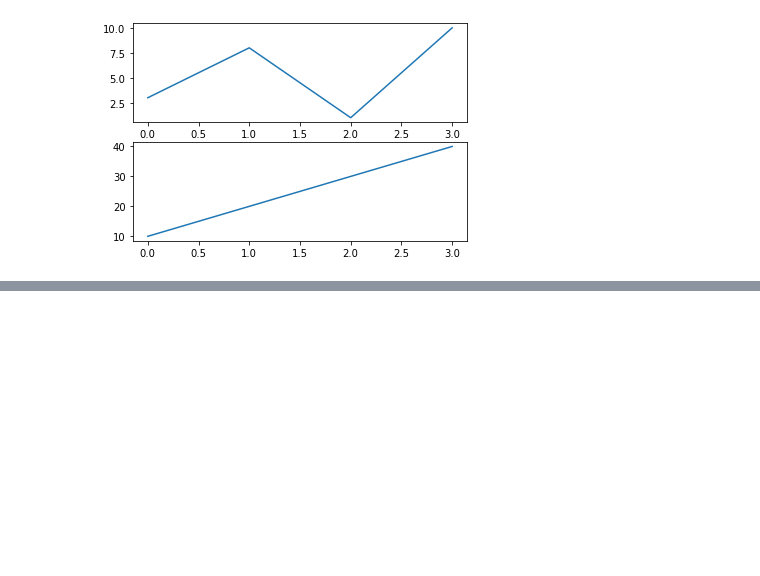
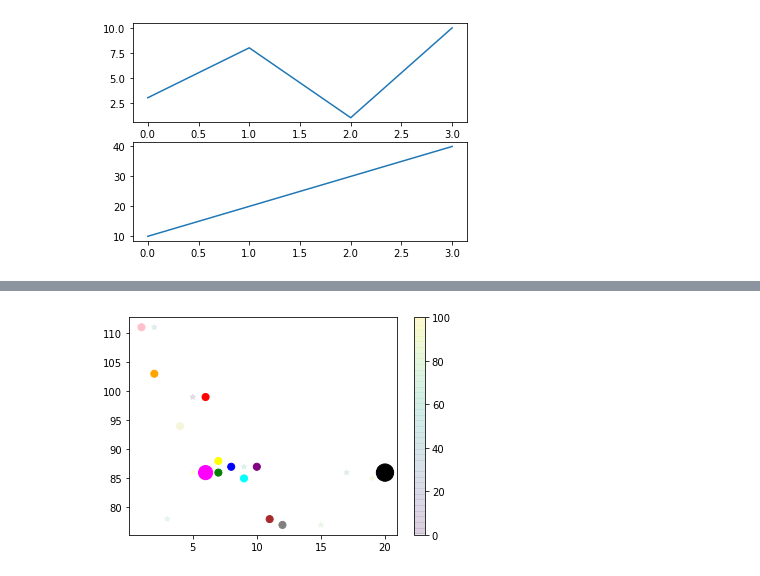
Before and after one commit to DivyModi07/Python, a Jupyter notebook: Unit-10 Matplotlib Theory.ipynb, the cells around one changed output, grey strips where cells are left out. Saved outputs shown, nothing was run; the diff lists cells and outputs as text; code cells hidden in the pictures; blank space fills up the shorter version.

```diff
--- a/Unit-10 Matplotlib Theory.ipynb
+++ b/Unit-10 Matplotlib Theory.ipynb
@@ -119,0 +166,21 @@ plt.show()
+# %%
+# Scatter plot
+
+import matplotlib.pyplot as plt
+import numpy as np
+
+x=np.array([5,7,8,7,2,17,2,9,4,3,15,19,5])
+y=np.array([99,86,87,88,111,86,103,87,94,78,77,85,86])
+colors1=np.array([0,10,20,30,40,45,50,55,60,70,80,90,100])
+plt.scatter(x,y,marker="*",c=colors1,cmap='viridis',alpha=0.1) # alpha-for opacity,cmap-write wrong and in error get value of cmap
+plt.colorbar()
+
+x=np.array([6,7,8,7,1,20,2,10,4,11,12,9,6])
+y=np.array([99,86,87,88,111,86,103,87,94,78,77,85,86])
+sizes=np.array([50,50,50,50,50,300,50,50,50,50,50,50,200])
+colors=np.array(['red','green','blue','yellow','pink','black','orange','purple','beige','brown','gray','cyan','magenta'])
+
+plt.scatter(x,y,c=colors,s=sizes)
+plt.show()
+# %% [output]
+[figure, added]
```
Also changed, not shown: parts of 17 cells of this notebook.
